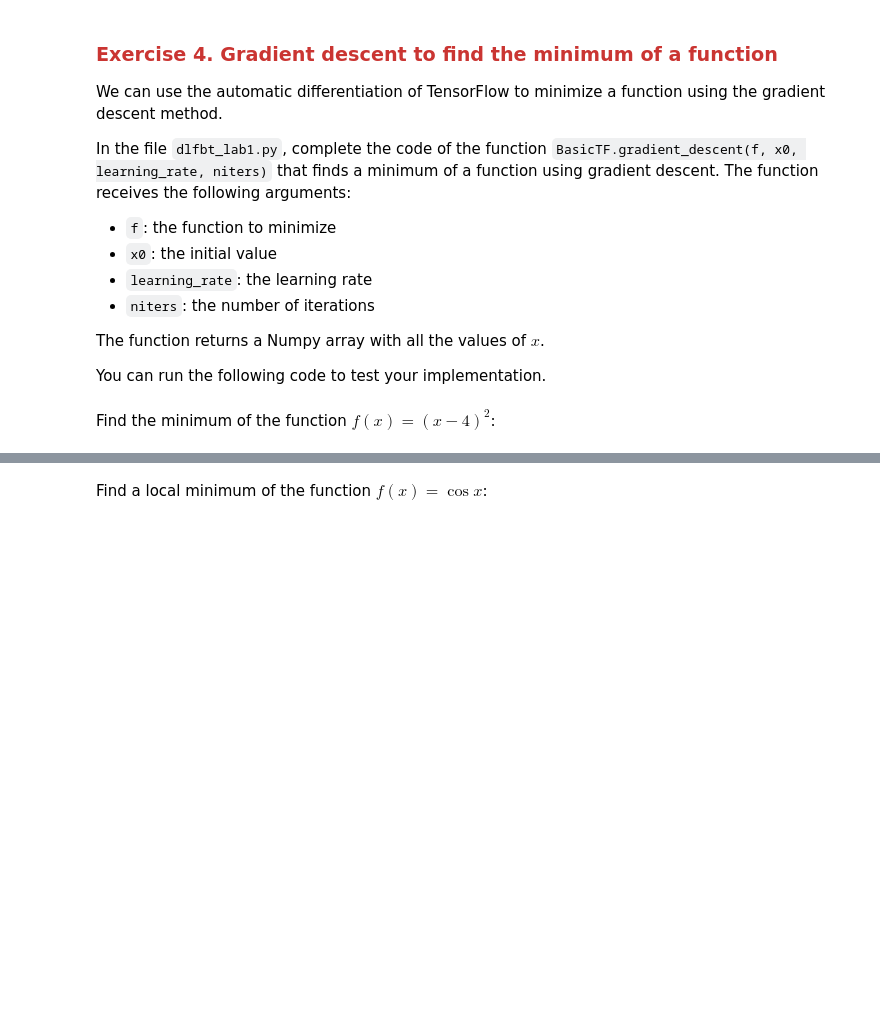
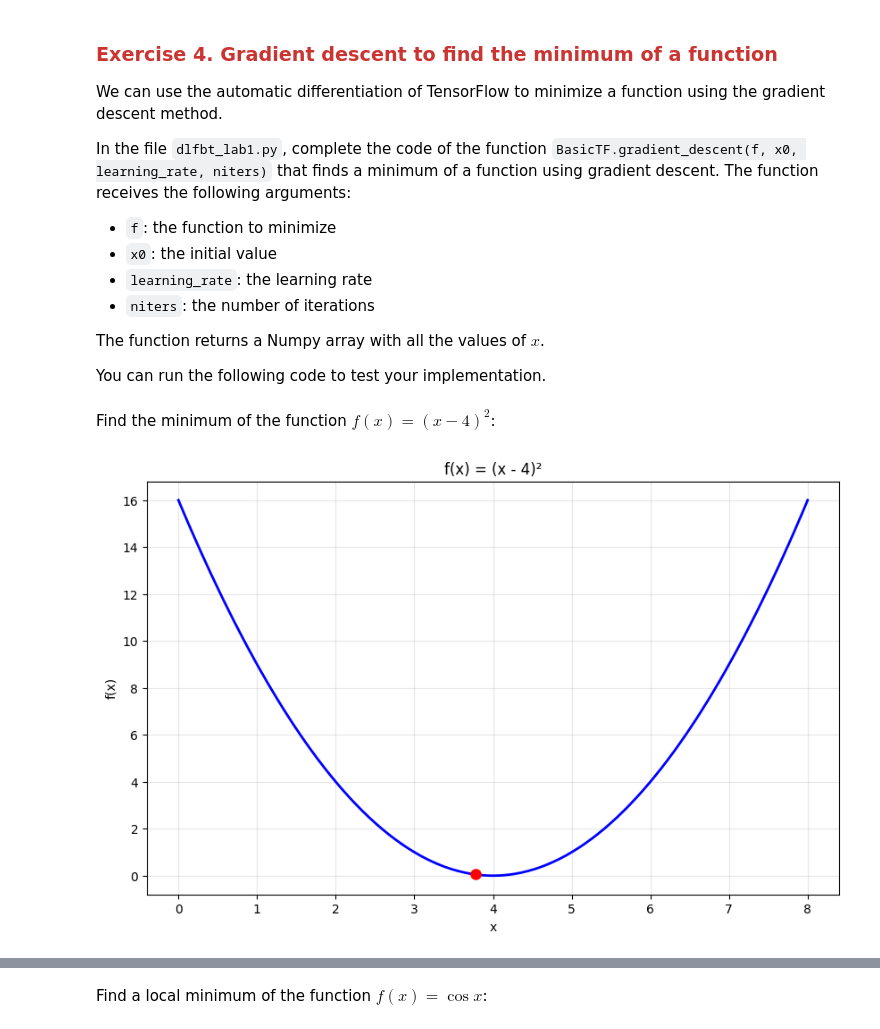
Before and after one commit to joel-mendes/DLFBT-LAB, a Jupyter notebook: Lab1/lab1_2026.ipynb, the cells around one changed output, grey strips where cells are left out. Saved outputs shown, nothing was run; the diff lists cells and outputs as text; code cells hidden in the pictures; blank space fills up the shorter version.

```diff
--- a/Lab1/lab1_2026.ipynb
+++ b/Lab1/lab1_2026.ipynb
@@ -735,3 +735,24 @@ The function returns a Numpy array with all the values of $x$.
 You can run the following code to test your implementation.
 # %% [markdown]
 Find the minimum of the function $f(x) = (x-4)^{2}$:
+# %%
+import matplotlib.pyplot as plt
+import numpy as np
+
+f = lambda x: (x - 4)**2
+
+x = np.linspace(0, 8, 100)
+y = f(x)
+
+random_x = np.random.uniform(0, 8)
+random_y = f(random_x)
+
+plt.figure(figsize=(10, 6))
+plt.plot(x, y, 'b-', linewidth=2)
+plt.plot(random_x, random_y, 'ro', markersize=8)
+plt.xlabel('x')
+plt.ylabel('f(x)')
+plt.title('f(x) = (x - 4)²')
+plt.grid(True, alpha=0.3)
+# %% [output]
+[figure, added]
```
Also changed, not shown: parts of 12 cells of this notebook, 1 other file.
